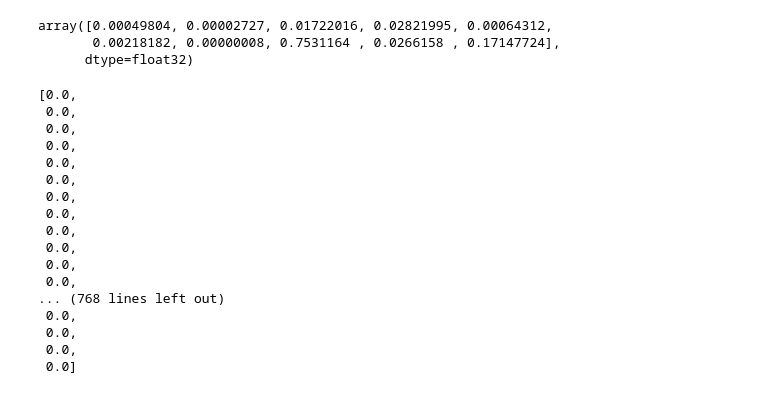
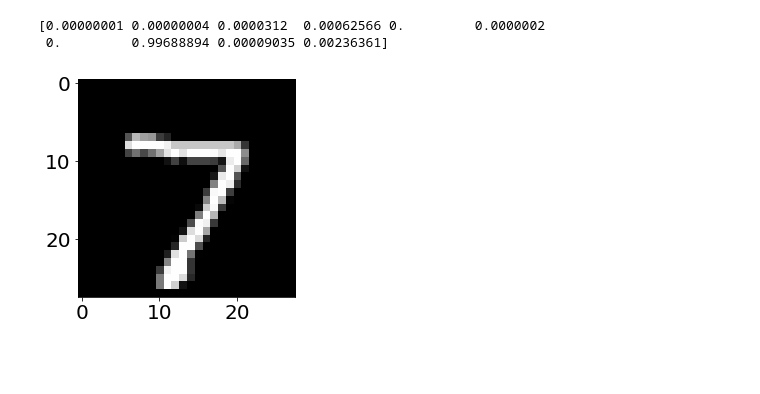
Before and after one commit to wuhanstudio/onnx-backend, a Jupyter notebook: examples/model/mnist-keras.ipynb, the cells around one changed output. Saved outputs shown, nothing was run; the diff lists cells and outputs as text; code cells hidden in the pictures; blank space fills up the shorter version.

```diff
--- a/examples/model/mnist-keras.ipynb
+++ b/examples/model/mnist-keras.ipynb
@@ -239,26 +178,16 @@ layer_output = get_1st_layer_output([X_train])[0]
-# %%
-layer_output[0]
-# %% [output]
-array([0.00049804, 0.00002727, 0.01722016, 0.02821995, 0.00064312,
-       0.00218182, 0.00000008, 0.7531164 , 0.0266158 , 0.17147724],
-      dtype=float32)
-# %%
-list(X_train[1].reshape(-1))
-# %% [output]
-[0.0,
- 0.0,
- 0.0,
- 0.0,
- 0.0,
- 0.0,
- 0.0,
- 0.0,
- 0.0,
- 0.0,
- 0.0,
- 0.0,
-... (768 lines left out)
- 0.0,
- 0.0,
- 0.0,
- 0.0]
+# %%
+import onnxruntime as rt
+sess = rt.InferenceSession("mnist.onnx")
+# %%
+input_name = sess.get_inputs()[0].name
+output_name = sess.get_outputs()[0].name
+# %%
+res = sess.run([output_name], {input_name: X_test})
+res = np.array(res)
+# %%
+plt.imshow(X_test[0].reshape((28, 28)), cmap='gray')
+print(res[0][0])
+# %% [output]
+[0.00000001 0.00000004 0.0000312  0.00062566 0.         0.0000002
+ 0.         0.99688894 0.00009035 0.00236361]
+[figure, added]
```
Also changed, not shown: parts of 40 cells of this notebook.
